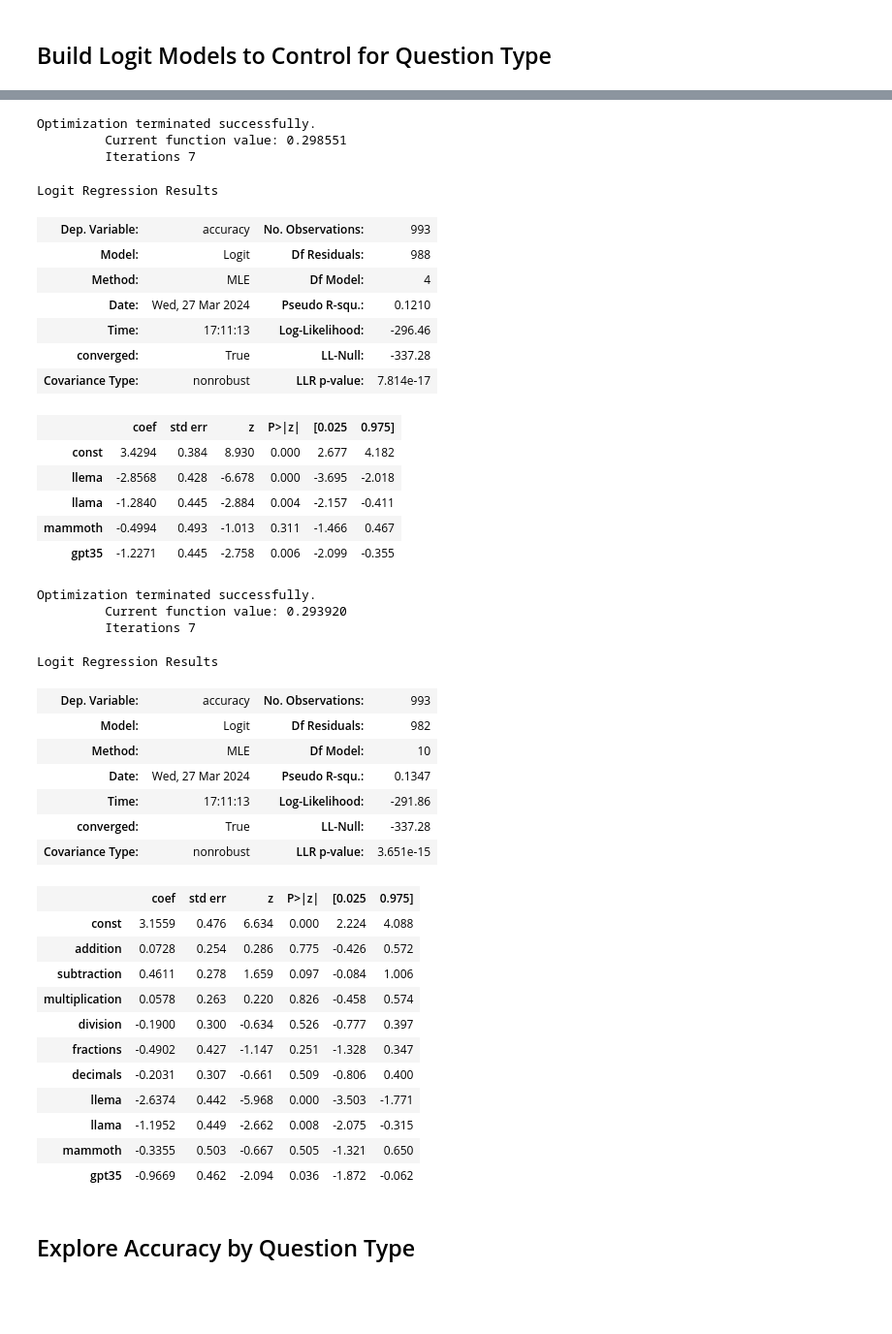
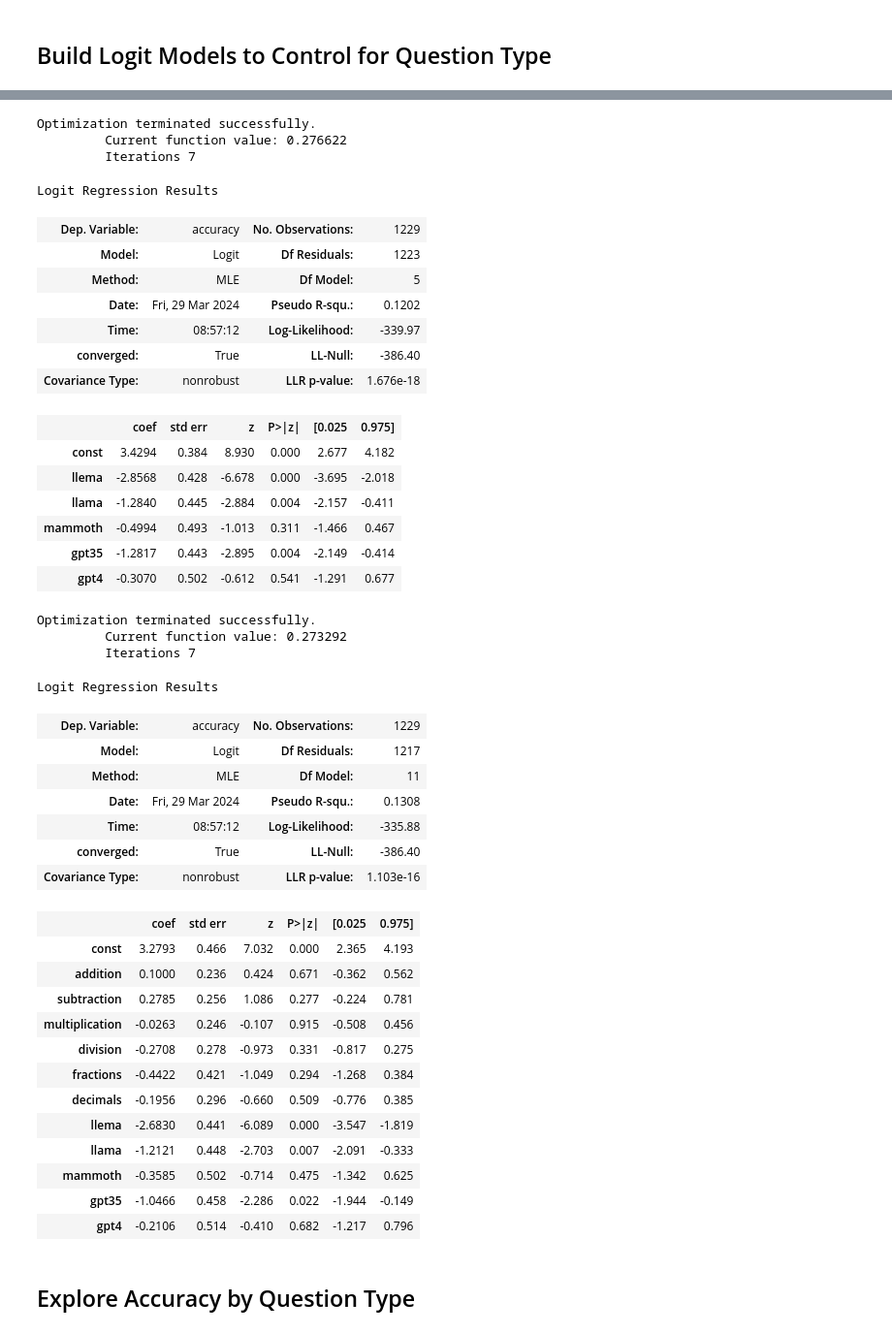
Before and after one commit to bryanchrist/llama2-70b, a Jupyter notebook: Compare_Models_Zooniverse.ipynb, the cells around one changed output, grey strips where cells are left out. Shown: that part at 97% size. Cells and saved outputs as stored; diff of their text form; code cells hidden in the pictures; blank space fills up the shorter version.

```diff
--- a/Compare_Models_Zooniverse.ipynb
+++ b/Compare_Models_Zooniverse.ipynb
@@ -870,8 +892,12 @@ Name: count, dtype: int64
 df = df.rename({'topic_x': 'topic'}, axis =1)
 df = df.drop('matched', axis = 1)
 df = df[df['model']!= 'mathwell']
+df = df[df['model']!='gpt35']
+df = df[df['model']!='gpt4']
 mathwell = pd.read_csv('data/mathwell_final_annotations.csv')
-df = pd.concat([df, mathwell])
+gpt35 = pd.read_csv('data/gpt35_annotations.csv')
+gpt4 = pd.read_csv('data/gpt4_annotations.csv')
+df = pd.concat([df, mathwell, gpt35, gpt4])
 def good(df):
     if df['solvability']==1:
         if df['accuracy']==1:
@@ -1428,7 +1560,7 @@ P-value: 3.215402036842197e-09
 # %%
 reg_df = pd.concat([df, pd.get_dummies(df['model'], dtype = int)], axis=1)
 reg_df = reg_df[reg_df['solvability']==1]
-x = reg_df[['llema', 'mammoth', 'llama', 'gpt35']]
+x = reg_df[['llema', 'mammoth', 'llama', 'gpt35', 'gpt4']]
 x = sm.add_constant(x)
 y = reg_df['good']
 log_reg = sm.Logit(y, x).fit()
@@ -1454,7 +1587,7 @@ Logit Regression Results
 # %%
 x = reg_df[['addition', 'subtraction',
        'multiplication', 'division', 'fractions', 'decimals',
-       'llema', 'mammoth', 'llama', 'gpt35']]
+       'llema', 'mammoth', 'llama', 'gpt35', 'gpt4']]
 y = reg_df['good']
 x = sm.add_constant(x)
 log_reg = sm.Logit(y, x).fit()
@@ -1486,60 +1620,62 @@ Logit Regression Results
 # %%
 reg_df = pd.concat([df, pd.get_dummies(df['model'], dtype = int)], axis=1)
 reg_df = reg_df[reg_df['solvability']==1]
-x = reg_df[['llema', 'llama', 'mammoth', 'gpt35']]
+x = reg_df[['llema', 'llama', 'mammoth', 'gpt35', 'gpt4']]
 x = sm.add_constant(x)
 y = reg_df['accuracy']
 log_reg = sm.Logit(y, x).fit()
 log_reg.summary()
 # %% [output]
 Optimization terminated successfully.
-         Current function value: 0.298551
+         Current function value: 0.276622
          Iterations 7
 Logit Regression Results
-| Dep. Variable: | accuracy | No. Observations: | 993 |
-| Model: | Logit | Df Residuals: | 988 |
-| Method: | MLE | Df Model: | 4 |
-| Date: | Wed, 27 Mar 2024 | Pseudo R-squ.: | 0.1210 |
-| Time: | 17:11:13 | Log-Likelihood: | -296.46 |
-| converged: | True | LL-Null: | -337.28 |
-| Covariance Type: | nonrobust | LLR p-value: | 7.814e-17 |
+| Dep. Variable: | accuracy | No. Observations: | 1229 |
+| Model: | Logit | Df Residuals: | 1223 |
+| Method: | MLE | Df Model: | 5 |
+| Date: | Fri, 29 Mar 2024 | Pseudo R-squ.: | 0.1202 |
+| Time: | 08:57:12 | Log-Likelihood: | -339.97 |
+| converged: | True | LL-Null: | -386.40 |
+| Covariance Type: | nonrobust | LLR p-value: | 1.676e-18 |
 |  | coef | std err | z | P>|z| | [0.025 | 0.975] |
 | const | 3.4294 | 0.384 | 8.930 | 0.000 | 2.677 | 4.182 |
 | llema | -2.8568 | 0.428 | -6.678 | 0.000 | -3.695 | -2.018 |
 | llama | -1.2840 | 0.445 | -2.884 | 0.004 | -2.157 | -0.411 |
 | mammoth | -0.4994 | 0.493 | -1.013 | 0.311 | -1.466 | 0.467 |
-| gpt35 | -1.2271 | 0.445 | -2.758 | 0.006 | -2.099 | -0.355 |
+| gpt35 | -1.2817 | 0.443 | -2.895 | 0.004 | -2.149 | -0.414 |
+| gpt4 | -0.3070 | 0.502 | -0.612 | 0.541 | -1.291 | 0.677 |
 # %%
 x = reg_df[['addition', 'subtraction',
        'multiplication', 'division', 'fractions', 'decimals',
-       'llema', 'llama', 'mammoth', 'gpt35']]
+       'llema', 'llama', 'mammoth', 'gpt35', 'gpt4']]
 y = reg_df['accuracy']
 x = sm.add_constant(x)
 log_reg = sm.Logit(y, x).fit()
 log_reg.summary()
 # %% [output]
 Optimization terminated successfully.
-         Current function value: 0.293920
+         Current function value: 0.273292
          Iterations 7
 Logit Regression Results
-| Dep. Variable: | accuracy | No. Observations: | 993 |
-| Model: | Logit | Df Residuals: | 982 |
-| Method: | MLE | Df Model: | 10 |
-| Date: | Wed, 27 Mar 2024 | Pseudo R-squ.: | 0.1347 |
-| Time: | 17:11:13 | Log-Likelihood: | -291.86 |
-| converged: | True | LL-Null: | -337.28 |
-| Covariance Type: | nonrobust | LLR p-value: | 3.651e-15 |
+| Dep. Variable: | accuracy | No. Observations: | 1229 |
+| Model: | Logit | Df Residuals: | 1217 |
+| Method: | MLE | Df Model: | 11 |
+| Date: | Fri, 29 Mar 2024 | Pseudo R-squ.: | 0.1308 |
+| Time: | 08:57:12 | Log-Likelihood: | -335.88 |
+| converged: | True | LL-Null: | -386.40 |
+| Covariance Type: | nonrobust | LLR p-value: | 1.103e-16 |
 |  | coef | std err | z | P>|z| | [0.025 | 0.975] |
-| const | 3.1559 | 0.476 | 6.634 | 0.000 | 2.224 | 4.088 |
-| addition | 0.0728 | 0.254 | 0.286 | 0.775 | -0.426 | 0.572 |
-| subtraction | 0.4611 | 0.278 | 1.659 | 0.097 | -0.084 | 1.006 |
-| multiplication | 0.0578 | 0.263 | 0.220 | 0.826 | -0.458 | 0.574 |
-| division | -0.1900 | 0.300 | -0.634 | 0.526 | -0.777 | 0.397 |
-| fractions | -0.4902 | 0.427 | -1.147 | 0.251 | -1.328 | 0.347 |
-| decimals | -0.2031 | 0.307 | -0.661 | 0.509 | -0.806 | 0.400 |
-| llema | -2.6374 | 0.442 | -5.968 | 0.000 | -3.503 | -1.771 |
-| llama | -1.1952 | 0.449 | -2.662 | 0.008 | -2.075 | -0.315 |
-| mammoth | -0.3355 | 0.503 | -0.667 | 0.505 | -1.321 | 0.650 |
-| gpt35 | -0.9669 | 0.462 | -2.094 | 0.036 | -1.872 | -0.062 |
+| const | 3.2793 | 0.466 | 7.032 | 0.000 | 2.365 | 4.193 |
+| addition | 0.1000 | 0.236 | 0.424 | 0.671 | -0.362 | 0.562 |
+| subtraction | 0.2785 | 0.256 | 1.086 | 0.277 | -0.224 | 0.781 |
+| multiplication | -0.0263 | 0.246 | -0.107 | 0.915 | -0.508 | 0.456 |
+| division | -0.2708 | 0.278 | -0.973 | 0.331 | -0.817 | 0.275 |
+| fractions | -0.4422 | 0.421 | -1.049 | 0.294 | -1.268 | 0.384 |
+| decimals | -0.1956 | 0.296 | -0.660 | 0.509 | -0.776 | 0.385 |
+| llema | -2.6830 | 0.441 | -6.089 | 0.000 | -3.547 | -1.819 |
+| llama | -1.2121 | 0.448 | -2.703 | 0.007 | -2.091 | -0.333 |
+| mammoth | -0.3585 | 0.502 | -0.714 | 0.475 | -1.342 | 0.625 |
+| gpt35 | -1.0466 | 0.458 | -2.286 | 0.022 | -1.944 | -0.149 |
+| gpt4 | -0.2106 | 0.514 | -0.410 | 0.682 | -1.217 | 0.796 |
 # %% [markdown]
 ## Explore Accuracy by Question Type
```
Also changed, not shown: parts of 56 cells of this notebook, 4 other files.
